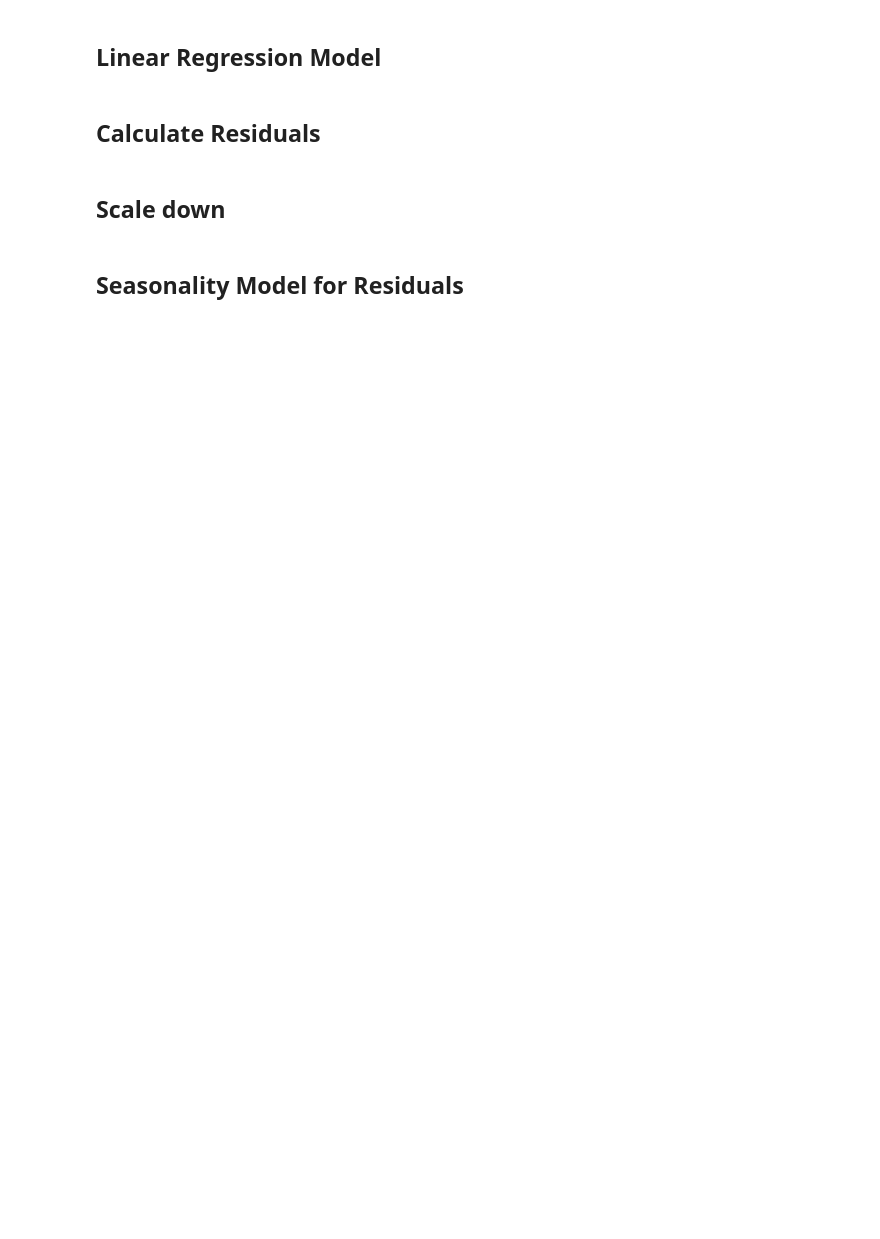
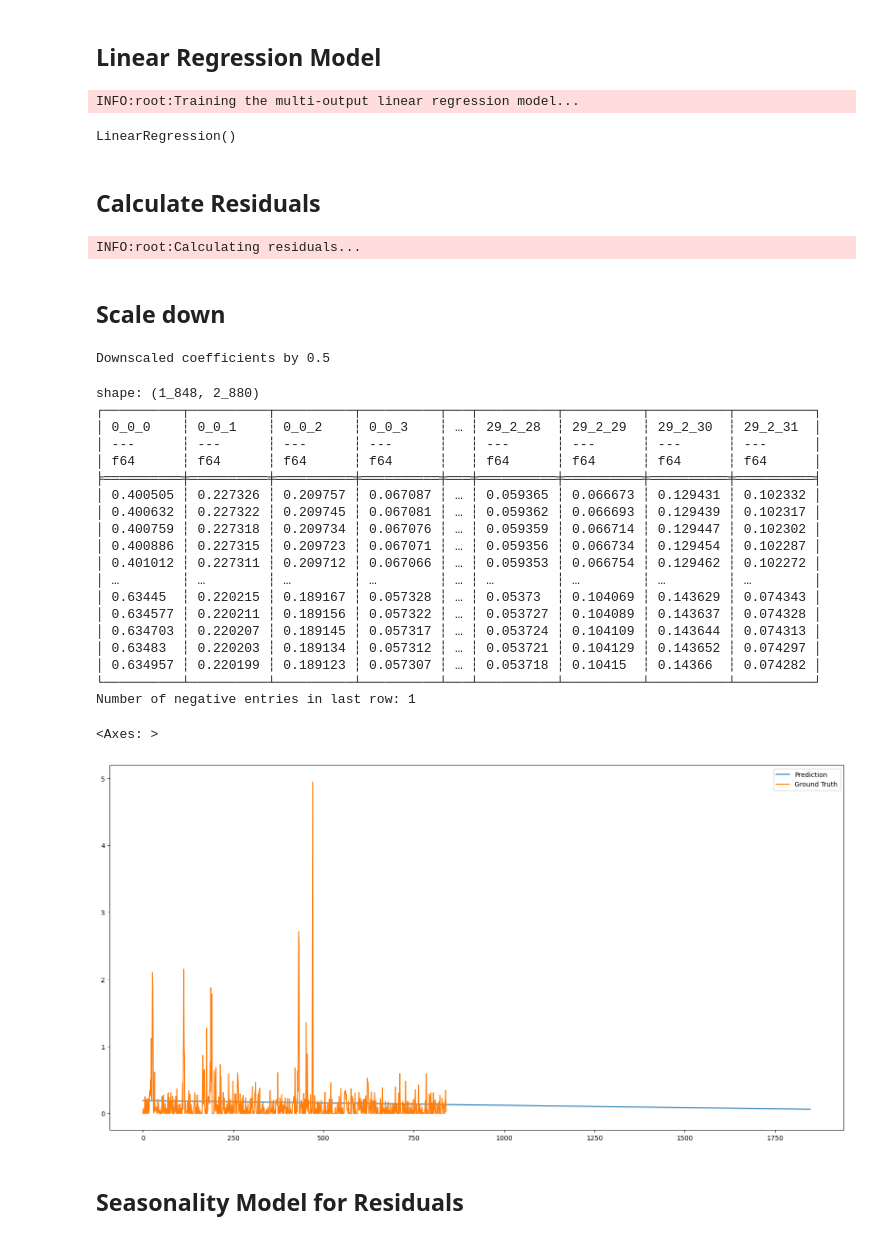
Before and after one commit to emilschmitz/Beam-Level-Traffic-Forecasting-Challenge, a Jupyter notebook: train_w10_w11.ipynb, the cells around one changed output. Drawn from its saved outputs; the diff is of its cells as text; code cells hidden in the pictures; blank space fills up the shorter version.

```diff
--- a/train_w10_w11.ipynb
+++ b/train_w10_w11.ipynb
@@ -91,7 +106,7 @@ run = wandb.init(
 # %%
 # %%
 # Split into train and test sets based on time
-train_percentage = config.get('train_percentage', 0.8)
+train_percentage = config['train_percentage']
 num_rows = data_df.height
 num_train_rows = int(num_rows * train_percentage)
 
@@ -111,6 +126,9 @@ logging.info("Training the multi-output linear regression model...")
 # Fit the model
 linear_model = LinearRegression()
 linear_model.fit(X_train_linear, Y_train)
+# %% [output]
+INFO:root:Training the multi-output linear regression model...
+LinearRegression()
 # %% [markdown]
  ## Calculate Residuals
 # %%
@@ -118,26 +136,68 @@ linear_model.fit(X_train_linear, Y_train)
 # Predict on training and test sets
 logging.info("Calculating residuals...")
 Y_train_pred = linear_model.predict(X_train_linear)
-Y_test_pred = linear_model.predict(X_test_linear)
+# Y_test_pred = linear_model.predict(X_test_linear)
 
 # Convert predictions back to Polars DataFrame
 Y_train_pred_df = pl.DataFrame(Y_train_pred)
 Y_train_pred_df.columns = Y_train.columns
 
-Y_test_pred_df = pl.DataFrame(Y_test_pred)
-Y_test_pred_df.columns = Y_test.columns
+# Y_test_pred_df = pl.DataFrame(Y_test_pred)
+# Y_test_pred_df.columns = Y_test.columns
 
 # Calculate residuals scaled by the linear prediction
 # Avoid division by zero by adding a small epsilon
 epsilon = 1e-8
-train_residuals = (Y_train - Y_train_pred_df) / (Y_train_pred_df + epsilon)
-test_residuals = (Y_test - Y_test_pred_df) / (Y_test_pred_df + epsilon)
+Y_train_pred_df
+
+train_residuals = (Y_train - Y_train_pred_df) / (Y_train_pred_df)
+# test_residuals = (Y_test - Y_test_pred_df) / (Y_test_pred_df + epsilon)
+# %% [output]
+INFO:root:Calculating residuals...
 # %% [markdown]
 ## Scale down
 # %%
 # Option to scale down coefficients by a value DOWNSCALER
-DOWNSCALER = config.get('downscaler', 1.0)
-linear_model.coef_ = linear_model.coef_ / DOWNSCALER
+DOWNSCALER = config['downscaler']
+linear_model.coef_ = linear_model.coef_ * DOWNSCALER
+print(f"Downscaled coefficients by {DOWNSCALER}")
+# %% [output]
+Downscaled coefficients by 0.5
+# %%
+long_time = pl.DataFrame({'time': list(range(0, 168 * 11))})
+long_time_linear_pred = pl.DataFrame(linear_model.predict(long_time), schema=Y_train.schema)
+print(long_time_linear_pred)
+# check on what columns there are negatie entries at last row and count them by getting last row and counting negative entries
+last_row = list(long_time_linear_pred.row(-1))
+num_negatives = sum([1 for i in last_row if i < 0])
+print(f"Number of negative entries in last row: {num_negatives}")
+
+# plot first col with ground truth overlaid with sns
+plt.figure(figsize=(20, 10))
+sns.lineplot(data=long_time_linear_pred['0_0_27'], label='Prediction')
+sns.lineplot(data=Y_train['0_0_27'], label='Ground Truth')
+# %% [output]
+shape: (1_848, 2_880)
+┌──────────┬──────────┬──────────┬──────────┬───┬──────────┬──────────┬──────────┬──────────┐
+│ 0_0_0    ┆ 0_0_1    ┆ 0_0_2    ┆ 0_0_3    ┆ … ┆ 29_2_28  ┆ 29_2_29  ┆ 29_2_30  ┆ 29_2_31  │
+│ ---      ┆ ---      ┆ ---      ┆ ---      ┆   ┆ ---      ┆ ---      ┆ ---      ┆ ---      │
+│ f64      ┆ f64      ┆ f64      ┆ f64      ┆   ┆ f64      ┆ f64      ┆ f64      ┆ f64      │
+╞══════════╪══════════╪══════════╪══════════╪═══╪══════════╪══════════╪══════════╪══════════╡
+│ 0.400505 ┆ 0.227326 ┆ 0.209757 ┆ 0.067087 ┆ … ┆ 0.059365 ┆ 0.066673 ┆ 0.129431 ┆ 0.102332 │
+│ 0.400632 ┆ 0.227322 ┆ 0.209745 ┆ 0.067081 ┆ … ┆ 0.059362 ┆ 0.066693 ┆ 0.129439 ┆ 0.102317 │
+│ 0.400759 ┆ 0.227318 ┆ 0.209734 ┆ 0.067076 ┆ … ┆ 0.059359 ┆ 0.066714 ┆ 0.129447 ┆ 0.102302 │
+│ 0.400886 ┆ 0.227315 ┆ 0.209723 ┆ 0.067071 ┆ … ┆ 0.059356 ┆ 0.066734 ┆ 0.129454 ┆ 0.102287 │
+│ 0.401012 ┆ 0.227311 ┆ 0.209712 ┆ 0.067066 ┆ … ┆ 0.059353 ┆ 0.066754 ┆ 0.129462 ┆ 0.102272 │
+│ …        ┆ …        ┆ …        ┆ …        ┆ … ┆ …        ┆ …        ┆ …        ┆ …        │
+│ 0.63445  ┆ 0.220215 ┆ 0.189167 ┆ 0.057328 ┆ … ┆ 0.05373  ┆ 0.104069 ┆ 0.143629 ┆ 0.074343 │
+│ 0.634577 ┆ 0.220211 ┆ 0.189156 ┆ 0.057322 ┆ … ┆ 0.053727 ┆ 0.104089 ┆ 0.143637 ┆ 0.074328 │
+│ 0.634703 ┆ 0.220207 ┆ 0.189145 ┆ 0.057317 ┆ … ┆ 0.053724 ┆ 0.104109 ┆ 0.143644 ┆ 0.074313 │
+│ 0.63483  ┆ 0.220203 ┆ 0.189134 ┆ 0.057312 ┆ … ┆ 0.053721 ┆ 0.104129 ┆ 0.143652 ┆ 0.074297 │
+│ 0.634957 ┆ 0.220199 ┆ 0.189123 ┆ 0.057307 ┆ … ┆ 0.053718 ┆ 0.10415  ┆ 0.14366  ┆ 0.074282 │
+└──────────┴──────────┴──────────┴──────────┴───┴──────────┴──────────┴──────────┴──────────┘
+Number of negative entries in last row: 1
+<Axes: >
+[figure, added]
 # %% [markdown]
  ## Seasonality Model for Residuals
 # %%
```
Also changed, not shown: parts of 6 cells of this notebook, 5 other files.
